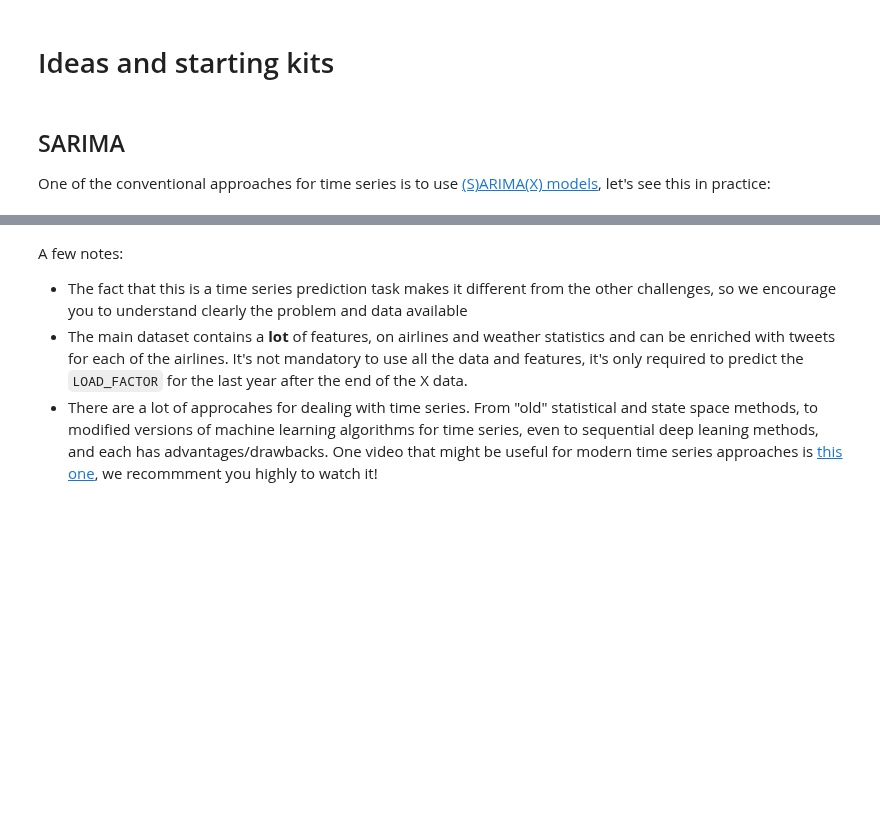
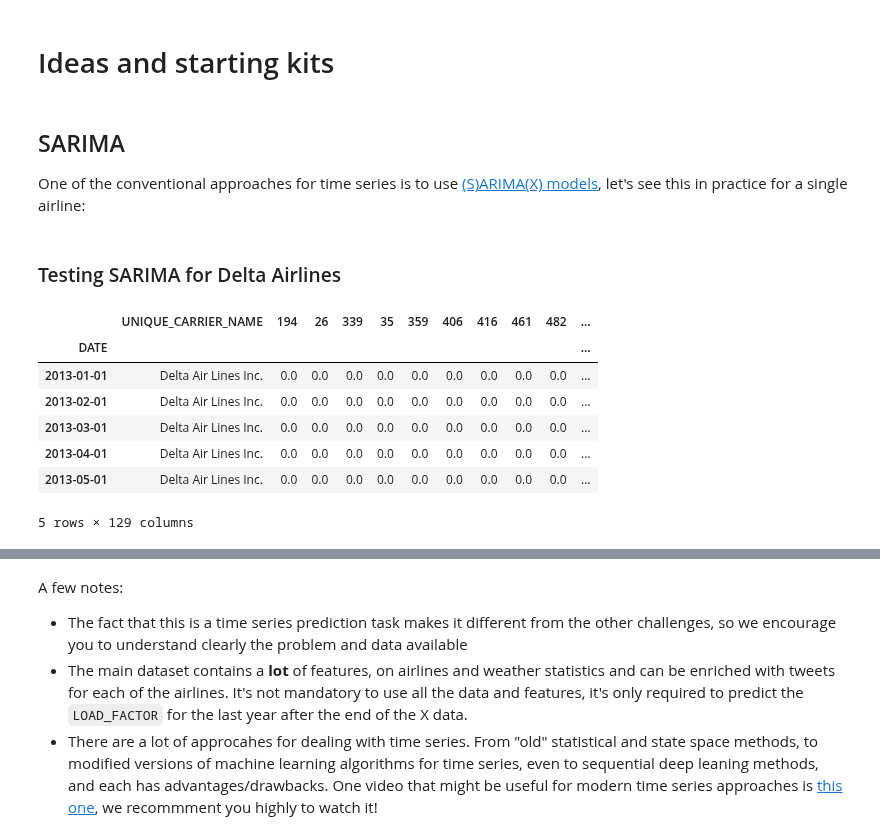
Before and after one commit to alexZajac/airlines_performance, a Jupyter notebook: airlines_performance.ipynb, the cells around one changed output, grey strips where cells are left out. Cells and saved outputs as stored; diff of their text form; code cells hidden in the pictures; blank space fills up the shorter version.

```diff
--- a/airlines_performance.ipynb
+++ b/airlines_performance.ipynb
@@ -763,4 +763,25 @@ We will present here a few insights approaches that you will be able to test for
 # %% [markdown]
 ## SARIMA
 
-One of the conventional approaches for time series is to use [(S)ARIMA(X) models](https://en.wikipedia.org/wiki/Autoregressive_integrated_moving_average), let's see this in practice:
+One of the conventional approaches for time series is to use [(S)ARIMA(X) models](https://en.wikipedia.org/wiki/Autoregressive_integrated_moving_average), let's see this in practice for a single airline:
+# %% [markdown]
+### Testing SARIMA for Delta Airlines
+# %%
+import statsmodels.api as sm
+import warnings
+warnings.filterwarnings("ignore")
+
+df = pd.read_csv("data/train/features.csv", index_col=0)
+df["DATE"] = pd.to_datetime(df["DATE"])
+df.set_index(['DATE'], inplace=True)
+df_delta = df[df["UNIQUE_CARRIER_NAME"] == "Delta Air Lines Inc."]
+df_delta.head()
+# %% [output]
+|  | UNIQUE_CARRIER_NAME | 194 | 26 | 339 | 35 | 359 | 406 | 416 | 461 | 482 | ... |
+| DATE |  |  |  |  |  |  |  |  |  |  | ... |
+| 2013-01-01 | Delta Air Lines Inc. | 0.0 | 0.0 | 0.0 | 0.0 | 0.0 | 0.0 | 0.0 | 0.0 | 0.0 | ... |
+| 2013-02-01 | Delta Air Lines Inc. | 0.0 | 0.0 | 0.0 | 0.0 | 0.0 | 0.0 | 0.0 | 0.0 | 0.0 | ... |
+| 2013-03-01 | Delta Air Lines Inc. | 0.0 | 0.0 | 0.0 | 0.0 | 0.0 | 0.0 | 0.0 | 0.0 | 0.0 | ... |
+| 2013-04-01 | Delta Air Lines Inc. | 0.0 | 0.0 | 0.0 | 0.0 | 0.0 | 0.0 | 0.0 | 0.0 | 0.0 | ... |
+| 2013-05-01 | Delta Air Lines Inc. | 0.0 | 0.0 | 0.0 | 0.0 | 0.0 | 0.0 | 0.0 | 0.0 | 0.0 | ... |
+5 rows × 129 columns
```
Also changed, not shown: parts of 16 cells of this notebook, 6 other files.
